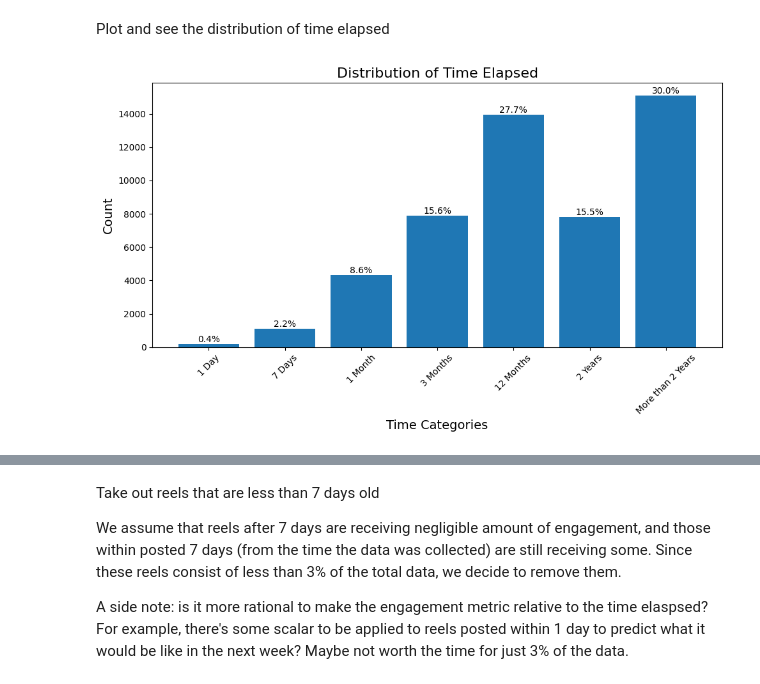
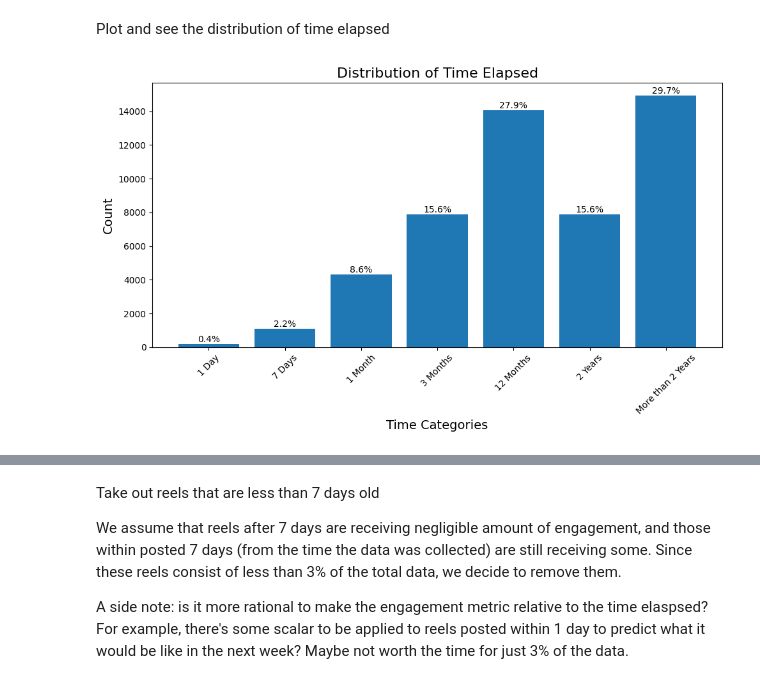
Before and after one commit to Mirrien-Liang/posting-time-impact-analysis, a Jupyter notebook: notebooks/data_cleaning.ipynb, the cells around one changed output, grey strips where cells are left out. Cells and saved outputs as stored; diff of their text form; code cells hidden in the pictures.

Commit message:
Added early transformation of timestamps; examined NAs in video views;

```diff
--- a/notebooks/data_cleaning.ipynb
+++ b/notebooks/data_cleaning.ipynb
@@ -188,6 +189,12 @@ transformed = transformed.rename(
     }
 )
 
+# Convert epoch timestamp to datetime objects
+transformed['created_at'] = pd.to_datetime(transformed['created_at'], unit='s', utc=True)
+transformed['created_at_pst'] = transformed['created_at'].dt.tz_convert('America/Los_Angeles')
+transformed['scraped_at'] = pd.to_datetime(transformed['scraped_at'], unit='s', utc=True)
+transformed['scraped_at_pst'] = transformed['scraped_at'].dt.tz_convert('America/Los_Angeles')
+
 transformed
 # %% [output]
 |  | user_id | reel_id | total_posts | followers | followings | scraped_at | comments_count | comments_disabled | ... |
@@ -262,14 +274,7 @@ cleaned = transformed.dropna(subset=["created_at"])
 cleaned = cleaned[cleaned["comments_disabled"] == False].drop(columns=["comments_disabled"])
 
 # Drop rows with video duration < 1 or is NA
-cleaned = cleaned[(cleaned["video_duration"] >= 1) | (cleaned["video_duration"].isna())]
-
-# Impute NAs in has_audio as True?
-# cleaned_data["has_audio"] = cleaned_data["has_audio"].fillna(True)
-
-# Impute NAs in video_duration as?
-
-# Impute NAs in video_view_count with the average ratio of video_view_count to like_count?
+cleaned = cleaned[(cleaned["video_duration"] >= 1) & ~(cleaned["video_duration"].isna())]
 
 # Preview
 summarize_dataframe(cleaned)
@@ -293,6 +370,8 @@ summarize_dataframe(cleaned)
 #### 1. Time elapsed from posted time to scraped time (in seconds)
 # %%
 augmented = cleaned.copy()
-augmented["time_elapsed"] = (augmented["scraped_at"] - augmented["created_at"])
-summarize_dataframe(augmented[["time_elapsed"]])
+
+# Calculate the time difference between scraped_at and created_at
+augmented["time_elapsed"] = augmented["scraped_at"] - augmented["created_at"]
+augmented
 # %% [output]
@@ -303,41 +393,49 @@ Plot and see the distribution of time elapsed
 # %%
 import matplotlib.pyplot as plt
 
-# Define bins in seconds
+# Define the bin edges (in days) and labels
 bins = [
-    0, 86400, 604800, 2592000, 7776000, 31104000, 62208000, float('inf')  # From 0 to infinity
+    0,
+    1,             # 1 Day
+    7,             # 7 Days
+    30,            # 1 Month
+    90,            # 3 Months
+    365,           # 12 Months
+    730,           # 2 Years
+    float('inf')   # More than 2 Years
 ]
 labels = [
-    '1 Day', '7 Days', '1 Month', '3 Months', '12 Months', '2 Years', 'More than 2 Years'
+    '1 Day', '7 Days', '1 Month', '3 Months', '12 Months', '2 Years', 'More than 2 Years',
 ]
 
+
 # Create a new column for bins
-augmented['time_category'] = pd.cut(augmented['time_elapsed'], bins=bins, labels=labels, right=False)
+augmented['time_category'] = pd.cut(augmented['time_elapsed'].dt.days, bins=bins, labels=labels, right=False)
 
 # Calculate distribution and percentages
 distribution = augmented['time_category'].value_counts().sort_index()
 percentages = (distribution / len(augmented)) * 100
 
 # Plot histogram
 fig, ax = plt.subplots(figsize=(10, 6))
 bars = ax.bar(distribution.index.astype(str), distribution.values)
 
 # Add percentage labels to each bar
 for bar, percent in zip(bars, percentages):
     height = bar.get_height()
     ax.text(bar.get_x() + bar.get_width() / 2, height, f"{percent:.1f}%", ha='center', va='bottom')
 
 # Customize plot
 ax.set_title("Distribution of Time Elapsed", fontsize=16)
 ax.set_xlabel("Time Categories", fontsize=14)
 ax.set_ylabel("Count", fontsize=14)
 plt.xticks(rotation=45)
 plt.tight_layout()
 
 # Show the plot
 plt.show()
 # %% [output]
-[figure, old version]
+[figure, new version]
 # %%
 augmented
 # %% [output]
```
Also changed, not shown: parts of 14 cells of this notebook.
